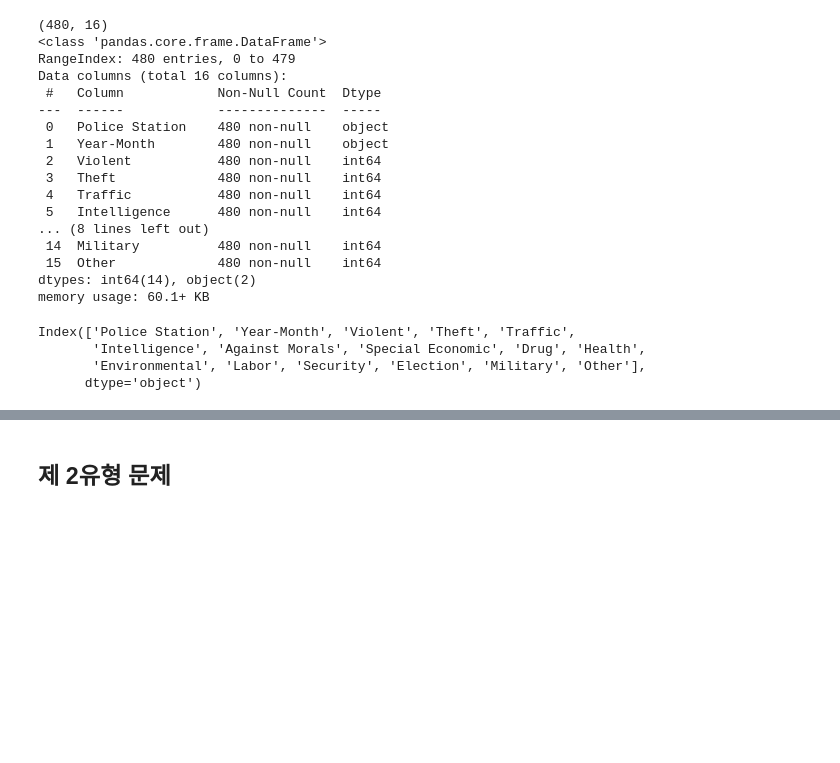
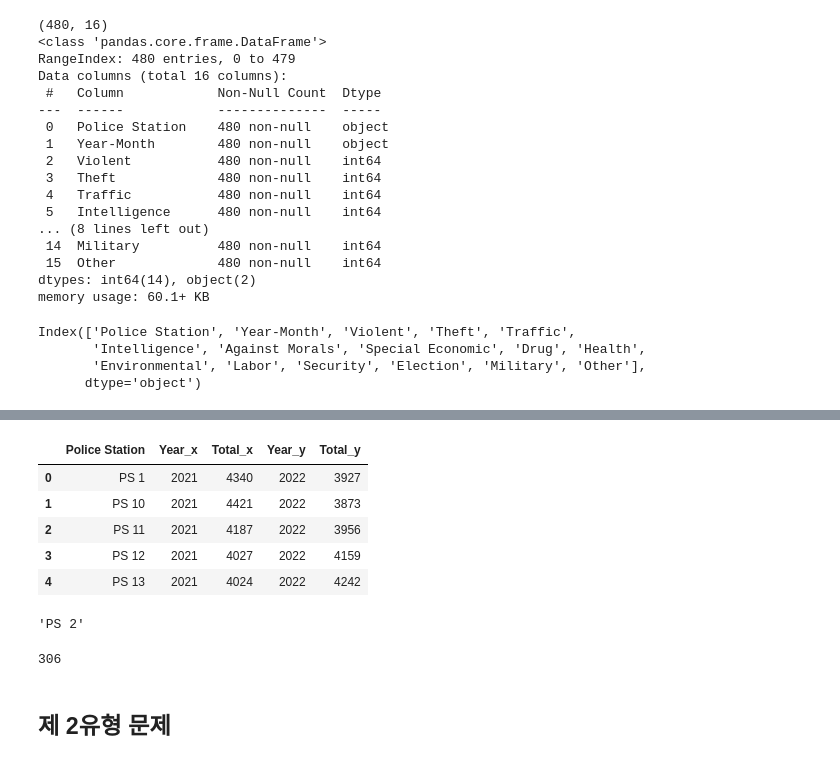
Before and after one commit to va4756/yemoon_bigdata_test, a Jupyter notebook: bigdata_예문_실전문제_example3.ipynb, the cells around one changed output, grey strips where cells are left out. Cells and saved outputs as stored; diff of their text form; code cells hidden in the pictures; blank space fills up the shorter version.

```diff
--- a/bigdata_예문_실전문제_example3.ipynb
+++ b/bigdata_예문_실전문제_example3.ipynb
@@ -260,0 +295,4 @@ Index(['Police Station', 'Year-Month', 'Violent', 'Theft', 'Traffic',
+# %%
+#경찰서 별,년도별 트래픽, 토탈 범죄 데이터 합산
+df2 = df1[['Police Station', 'Year', 'Traffic', 'Total']].groupby(by=['Police Station', 'Year']).sum(['Traffic', 'Total']).reset_index()
+df2.head()
@@ -261,3 +306,27 @@ Index(['Police Station', 'Year-Month', 'Violent', 'Theft', 'Traffic',
+# %%
+# 21년 대비 22년 범죄가 가장 많이 늘어난 경찰서 찾기
+df21 = df2[df2['Year'] == 2021][['Police Station', 'Year', 'Total']]
+df22 = df2[df2['Year'] == 2022][['Police Station', 'Year', 'Total']]
+df3 = pd.merge(df21, df22, on='Police Station')
+df3.head()
+# %% [output]
+|  | Police Station | Year_x | Total_x | Year_y | Total_y |
+| 0 | PS 1 | 2021 | 4340 | 2022 | 3927 |
+| 1 | PS 10 | 2021 | 4421 | 2022 | 3873 |
+| 2 | PS 11 | 2021 | 4187 | 2022 | 3956 |
+| 3 | PS 12 | 2021 | 4027 | 2022 | 4159 |
+| 4 | PS 13 | 2021 | 4024 | 2022 | 4242 |
+# %%
+df3['Increase'] = df3['Total_y'] - df3['Total_x']
+most_incr_st = df3.loc[df3['Increase'] == df3['Increase'].max()]['Police Station'].item()
+most_incr_st
+# %% [output]
+'PS 2'
+# %%
+result = df2[(df2['Police Station'] == most_incr_st) & (df2['Year'] == 2021)]['Traffic'].item()
+result
+# %% [output]
+306
 # %% [markdown]
 ## 제 2유형 문제
 # %% [markdown]
```
Also changed, not shown: parts of 6 cells of this notebook.
